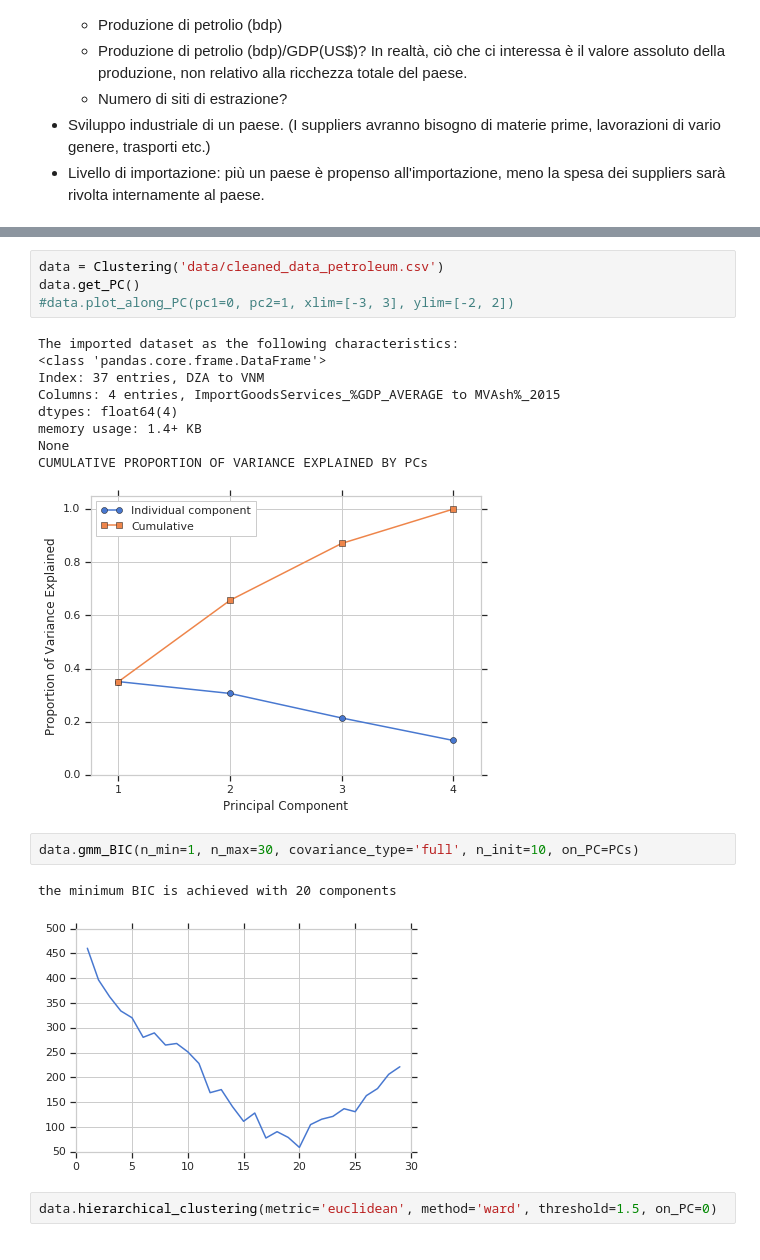
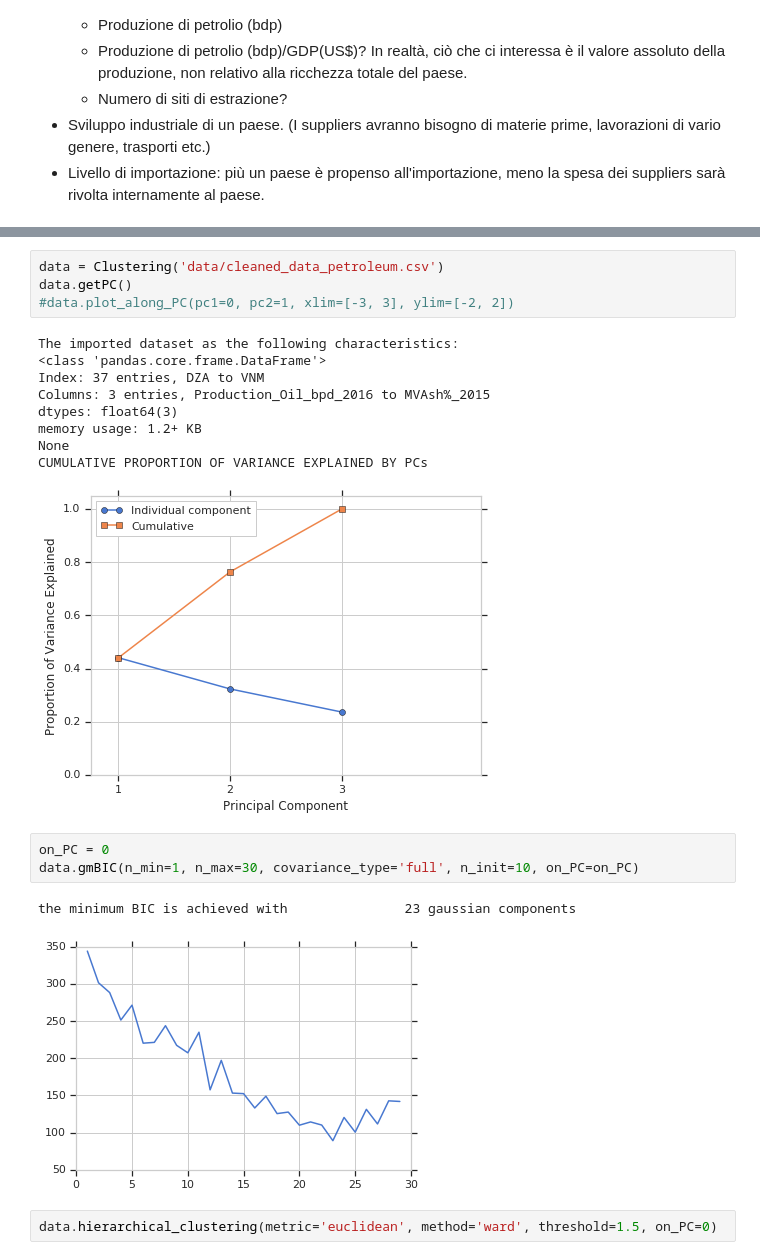
Before and after one commit to WolfLo/clustering-economies, a Jupyter notebook: petroleum.ipynb, the cells around one changed output, grey strips where cells are left out. Cells and saved outputs as stored; diff of their text form.

Commit message:
cool plots

```diff
--- a/petroleum.ipynb
+++ b/petroleum.ipynb
@@ -68,22 +102,23 @@ Imputing row 1/37 with 0 missing, elapsed time: 0.002
 # %%
 data = Clustering('data/cleaned_data_petroleum.csv')
-data.get_PC()
+data.getPC()
 #data.plot_along_PC(pc1=0, pc2=1, xlim=[-3, 3], ylim=[-2, 2])
 # %% [output]
 The imported dataset as the following characteristics:
 <class 'pandas.core.frame.DataFrame'>
 Index: 37 entries, DZA to VNM
-Columns: 4 entries, ImportGoodsServices_%GDP_AVERAGE to MVAsh%_2015
-dtypes: float64(4)
-memory usage: 1.4+ KB
+Columns: 3 entries, Production_Oil_bpd_2016 to MVAsh%_2015
+dtypes: float64(3)
+memory usage: 1.2+ KB
 None
 CUMULATIVE PROPORTION OF VARIANCE EXPLAINED BY PCs
-[figure, old version]
+[figure, new version]
 # %%
-data.gmm_BIC(n_min=1, n_max=30, covariance_type='full', n_init=10, on_PC=PCs)
+on_PC = 0
+data.gmBIC(n_min=1, n_max=30, covariance_type='full', n_init=10, on_PC=on_PC)
 # %% [output]
-the minimum BIC is achieved with 20 components
+the minimum BIC is achieved with               23 gaussian components
-[figure, old version]
+[figure, new version]
 # %%
 data.hierarchical_clustering(metric='euclidean', method='ward', threshold=1.5, on_PC=0)
 # %% [output]
```
Also changed, not shown: parts of 9 cells of this notebook, 1 other file.
